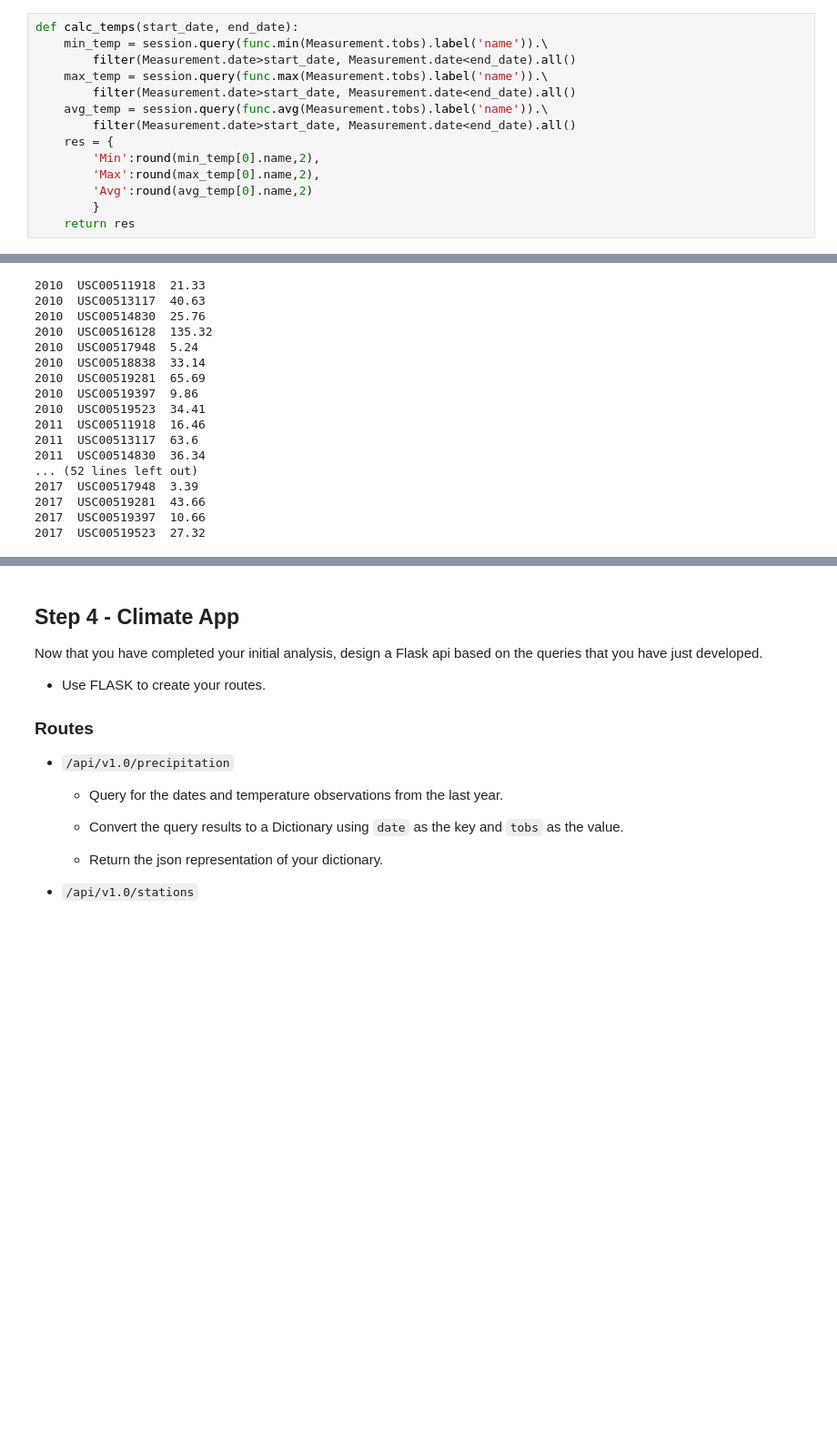
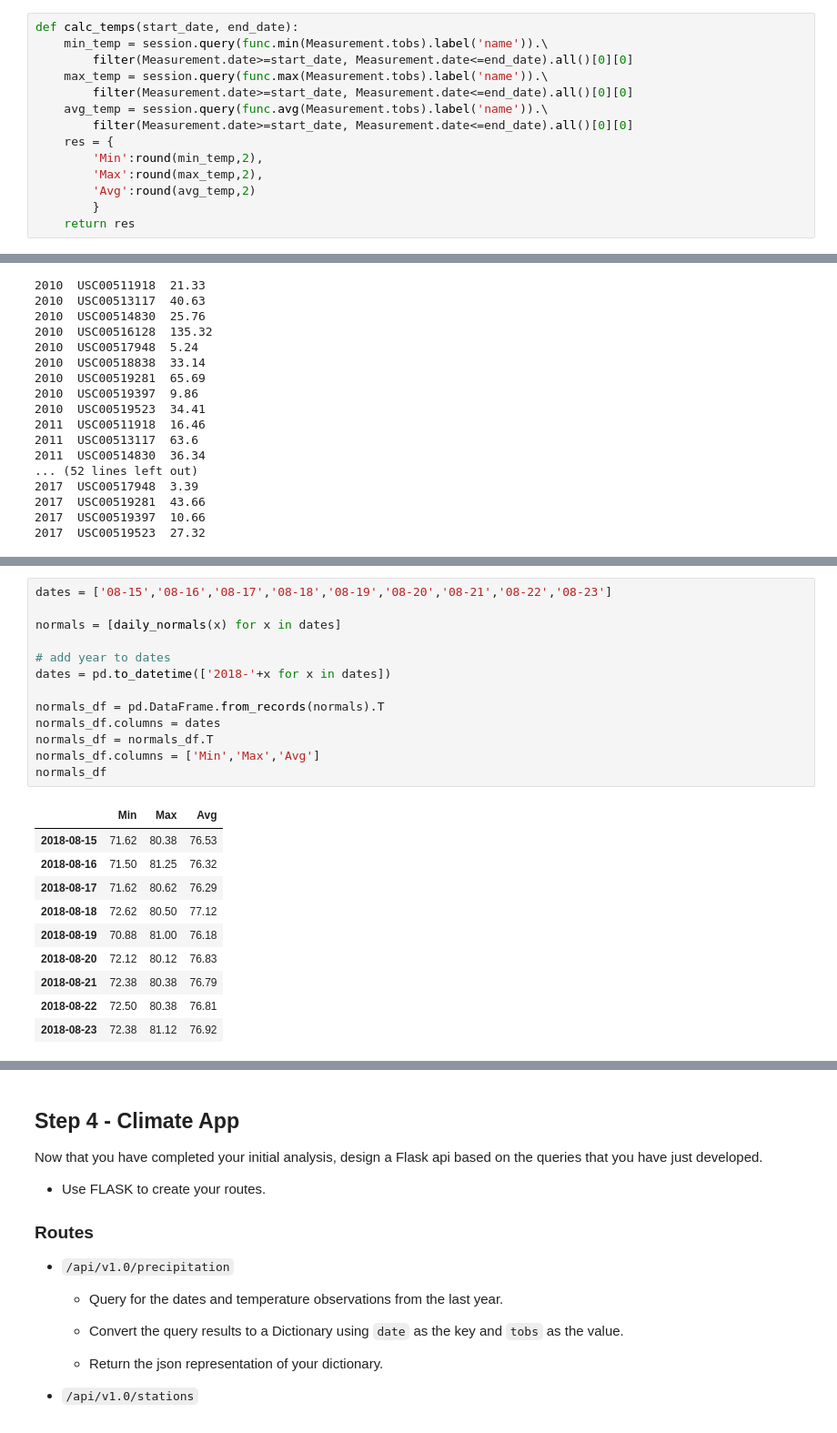
Before and after one commit to yegorkryukov/python-challenge, a Jupyter notebook: HonoluluPy/climate_analysis.ipynb, the cells around one changed output, grey strips where cells are left out. Shown at 91% size. Cells and saved outputs as stored; diff of their text form; blank space fills up the shorter version.

```diff
--- a/HonoluluPy/climate_analysis.ipynb
+++ b/HonoluluPy/climate_analysis.ipynb
@@ -151,15 +151,15 @@ plt.show()
 # %%
 def calc_temps(start_date, end_date):
     min_temp = session.query(func.min(Measurement.tobs).label('name')).\
-        filter(Measurement.date>start_date, Measurement.date<end_date).all()
+        filter(Measurement.date>=start_date, Measurement.date<=end_date).all()[0][0]
     max_temp = session.query(func.max(Measurement.tobs).label('name')).\
-        filter(Measurement.date>start_date, Measurement.date<end_date).all()
+        filter(Measurement.date>=start_date, Measurement.date<=end_date).all()[0][0]
     avg_temp = session.query(func.avg(Measurement.tobs).label('name')).\
-        filter(Measurement.date>start_date, Measurement.date<end_date).all()
+        filter(Measurement.date>=start_date, Measurement.date<=end_date).all()[0][0]
     res = {
-        'Min':round(min_temp[0].name,2),
-        'Max':round(max_temp[0].name,2),
-        'Avg':round(avg_temp[0].name,2)
+        'Min':round(min_temp,2),
+        'Max':round(max_temp,2),
+        'Avg':round(avg_temp,2)
         }
     return res
 # %% [markdown]
@@ -245,0 +258,24 @@ for year, station, rainfall in rainfall_by_station:
+# %%
+dates = ['08-15','08-16','08-17','08-18','08-19','08-20','08-21','08-22','08-23']
+
+normals = [daily_normals(x) for x in dates]
+
+# add year to dates
+dates = pd.to_datetime(['2018-'+x for x in dates])
+
+normals_df = pd.DataFrame.from_records(normals).T
+normals_df.columns = dates
+normals_df = normals_df.T
+normals_df.columns = ['Min','Max','Avg']
+normals_df
+# %% [output]
+|  | Min | Max | Avg |
+| 2018-08-15 | 71.62 | 80.38 | 76.53 |
+| 2018-08-16 | 71.50 | 81.25 | 76.32 |
+| 2018-08-17 | 71.62 | 80.62 | 76.29 |
+| 2018-08-18 | 72.62 | 80.50 | 77.12 |
+| 2018-08-19 | 70.88 | 81.00 | 76.18 |
+| 2018-08-20 | 72.12 | 80.12 | 76.83 |
+| 2018-08-21 | 72.38 | 80.38 | 76.79 |
+| 2018-08-22 | 72.50 | 80.38 | 76.81 |
+| 2018-08-23 | 72.38 | 81.12 | 76.92 |
```
Also changed, not shown: parts of 4 cells of this notebook.
